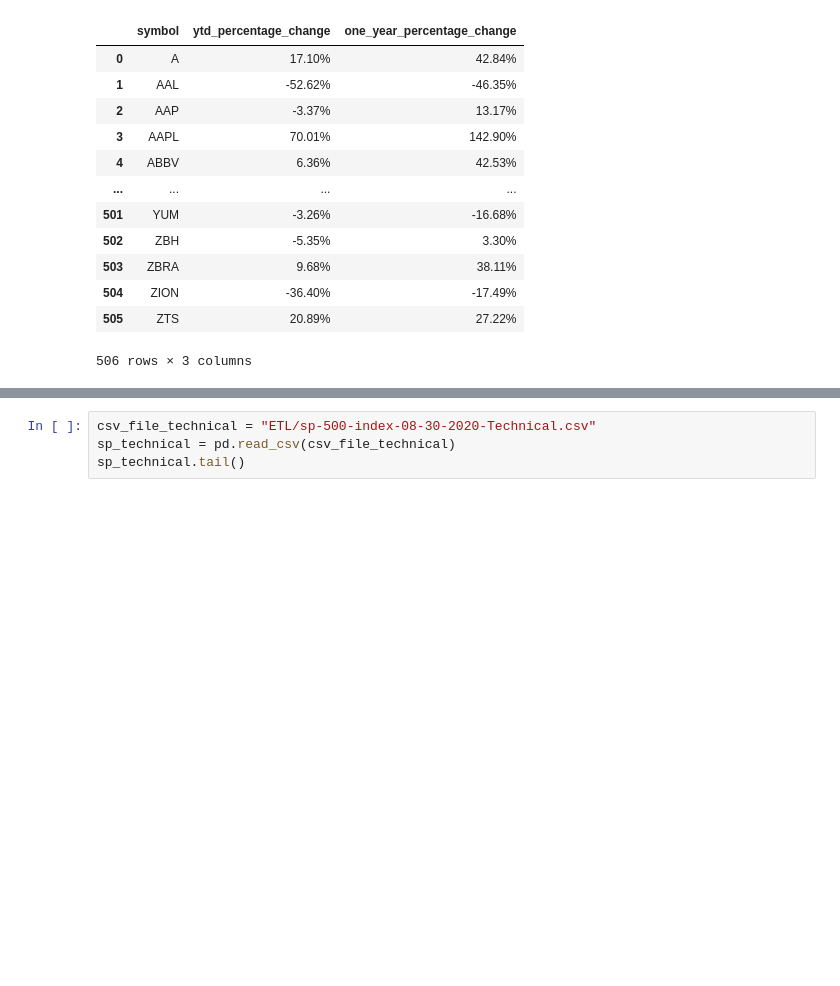
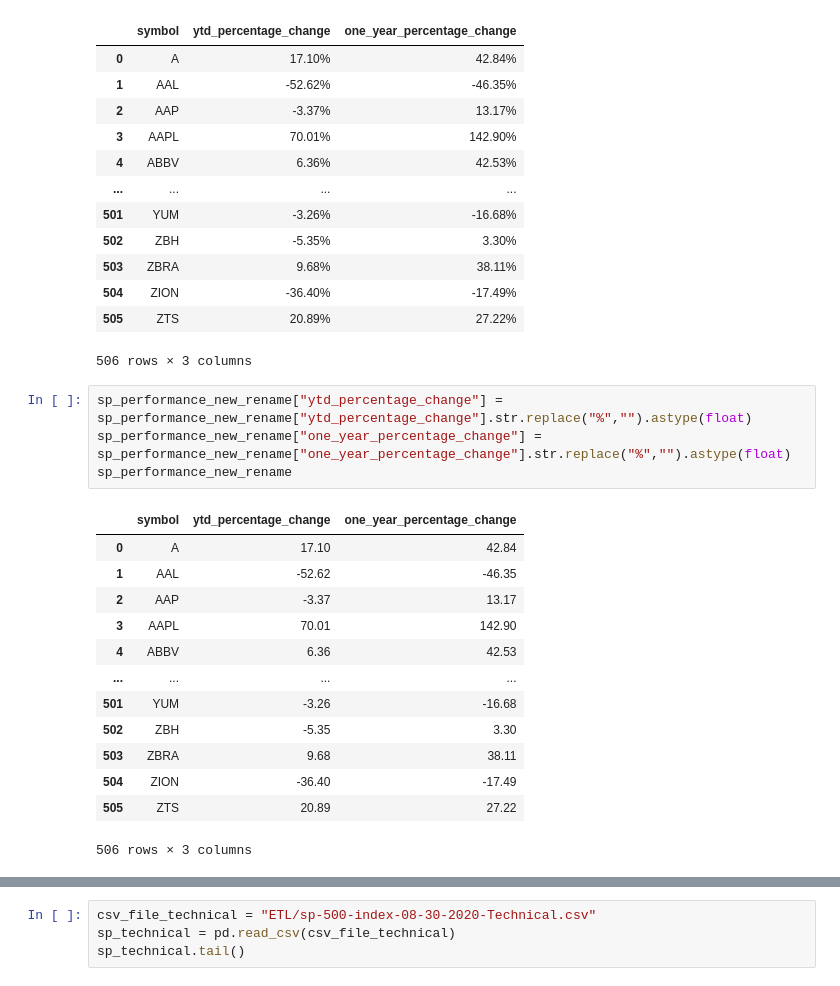
Before and after one commit to mikeseifer1/ETL, a Jupyter notebook: S&P.ipynb, the cells around one changed output, grey strips where cells are left out. Cells and saved outputs as stored; diff of their text form; blank space fills up the shorter version.

```diff
--- a/S&P.ipynb
+++ b/S&P.ipynb
@@ -256,3 +257,21 @@ sp_performance_new_rename
 | 504 | ZION | -36.40% | -17.49% |
 | 505 | ZTS | 20.89% | 27.22% |
 506 rows × 3 columns
+# %%
+sp_performance_new_rename["ytd_percentage_change"] = sp_performance_new_rename["ytd_percentage_change"].str.replace("%","").astype(float)
+sp_performance_new_rename["one_year_percentage_change"] = sp_performance_new_rename["one_year_percentage_change"].str.replace("%","").astype(float)
+sp_performance_new_rename
+# %% [output]
+|  | symbol | ytd_percentage_change | one_year_percentage_change |
+| 0 | A | 17.10 | 42.84 |
+| 1 | AAL | -52.62 | -46.35 |
+| 2 | AAP | -3.37 | 13.17 |
+| 3 | AAPL | 70.01 | 142.90 |
+| 4 | ABBV | 6.36 | 42.53 |
+| ... | ... | ... | ... |
+| 501 | YUM | -3.26 | -16.68 |
+| 502 | ZBH | -5.35 | 3.30 |
+| 503 | ZBRA | 9.68 | 38.11 |
+| 504 | ZION | -36.40 | -17.49 |
+| 505 | ZTS | 20.89 | 27.22 |
+506 rows × 3 columns
```
Also changed, not shown: parts of 3 cells of this notebook.
